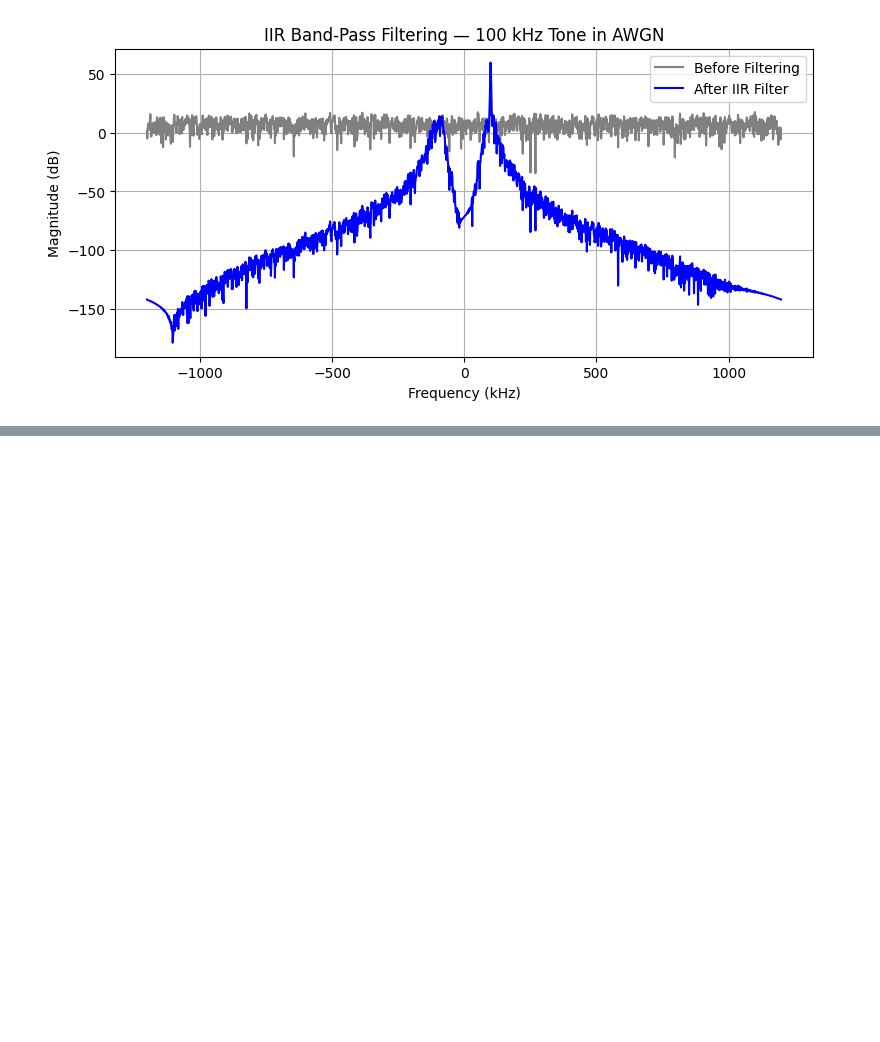
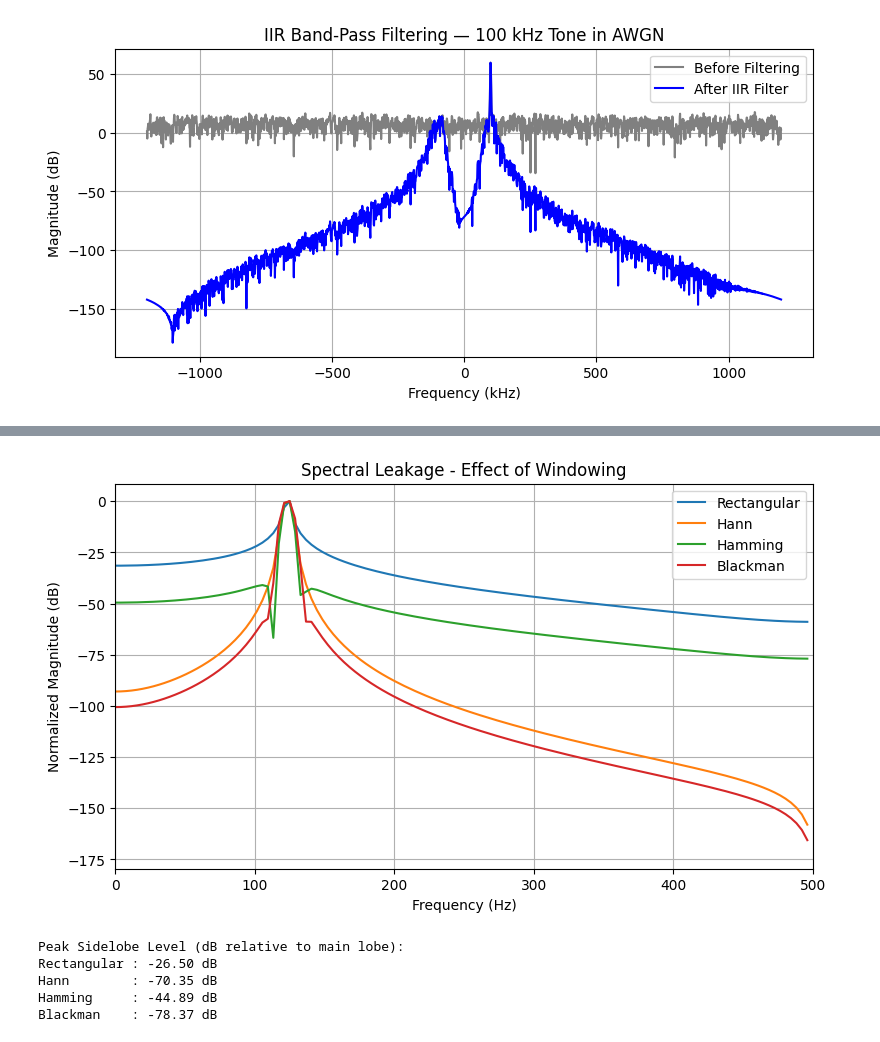
Before and after one commit to RaymondWalker/sdr_dsp_labs, a Jupyter notebook: notebooks/SDR_DSP_notebook.ipynb, the cells around one changed output, grey strips where cells are left out. Saved outputs shown, nothing was run; the diff lists cells and outputs as text; code cells hidden in the pictures; blank space fills up the shorter version.

Commit message:
extended window variety for compute_fft

```diff
--- a/notebooks/SDR_DSP_notebook.ipynb
+++ b/notebooks/SDR_DSP_notebook.ipynb
@@ -904,0 +916,64 @@ Estimated SNR (after) = 59.2 dB
+# %%
+import sys, os
+sys.path.append(os.path.abspath("/home/ostrich/Dev/sdr_dsp_labs"))
+from dsp_utils import compute_fft, plot_spectrum, measure_psl
+import numpy as np
+import matplotlib.pyplot as plt
+
+#-------------------------
+#Params
+#-------------------------
+
+fs = 1000 # 1kHz Sample rate
+f_tone = 123.4 # Choose tone not aligned with fft bins
+N = 256# Small sample to exaggerate leakage
+
+t = np.arange(N) / fs
+signal = np.sin(2*np.pi*f_tone*t)
+
+#-------------------------
+#Define Window Types
+#-------------------------
+windows = {
+    "Rectangular": np.ones(N),
+    "Hann": np.hanning(N),
+    "Hamming": np.hamming(N),
+    "Blackman": np.blackman(N),
+}
+
+#-------------------------
+#Compute FFT For Each Kind of Window
+#-------------------------
+plt.figure(figsize=(9,5))
+for name, w in windows.items():
+    freqs, mag_db = compute_fft(signal,fs, window = w)
+
+    plt.plot(freqs, mag_db, label=name)
+
+#-------------------------
+#Plot
+#-------------------------
+
+plt.title("Spectral Leakage - Effect of Windowing")
+plt.xlabel("Frequency (Hz)")
+plt.ylabel("Normalized Magnitude (dB)")
+plt.legend()
+plt.grid(True)
+plt.xlim(0, fs/2)
+plt.show()
+
+#-------------------------
+#Measure Leakage for Each Window
+#-------------------------
+
+print("Peak Sidelobe Level (dB relative to main lobe):")
+for name, w in windows.items():
+    psl_db = measure_psl(signal, fs, w, guard_bins=10)
+    print(f"{name:12s}: {psl_db:6.2f} dB")
+# %% [output]
+[figure, added]
+Peak Sidelobe Level (dB relative to main lobe):
+Rectangular : -26.50 dB
+Hann        : -70.35 dB
+Hamming     : -44.89 dB
+Blackman    : -78.37 dB
```
Also changed, not shown: parts of 2 cells of this notebook, 2 other files.
